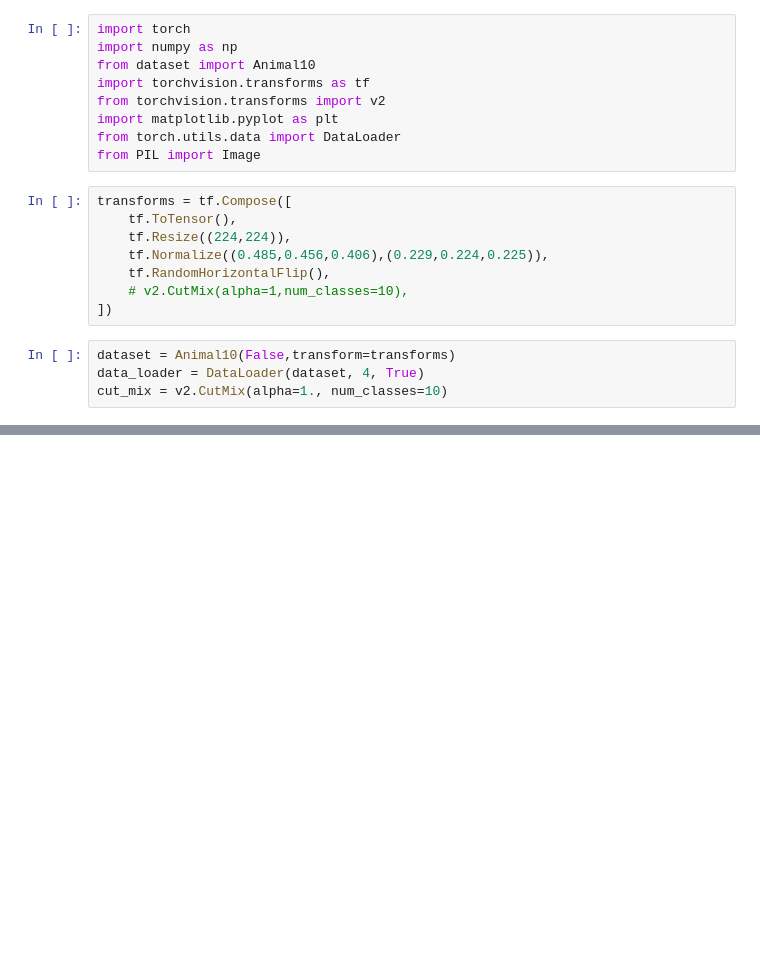
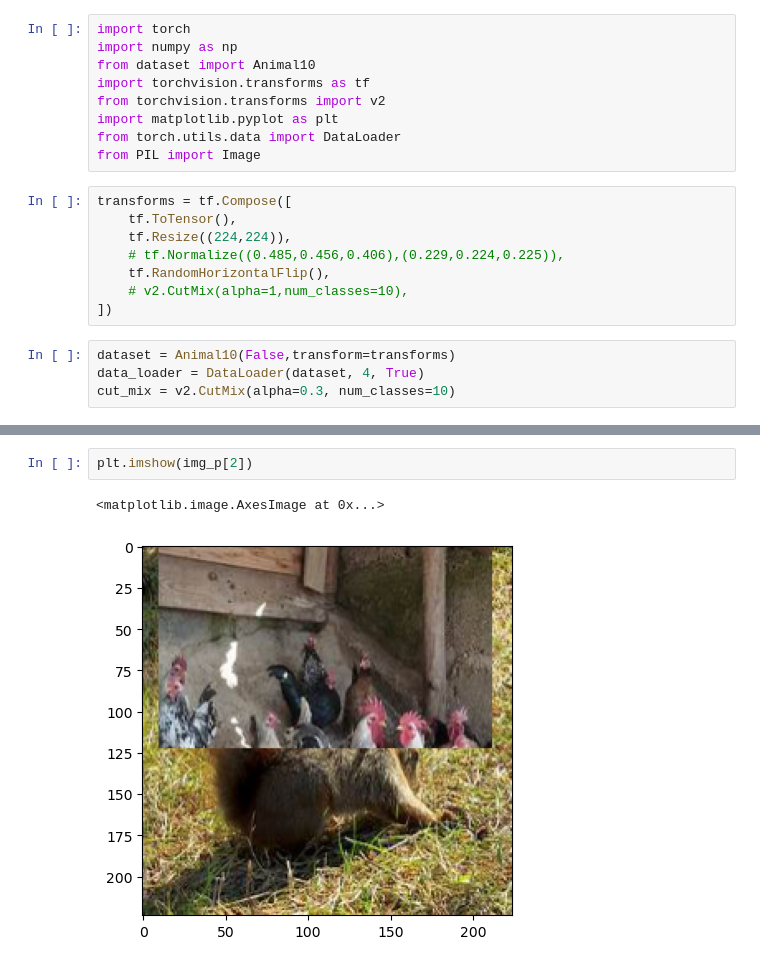
Before and after one commit to zionia4758/grid_cutmix, a Jupyter notebook: visualize.ipynb, the cells around one changed output, grey strips where cells are left out. Drawn from its saved outputs; the diff is of its cells as text; blank space fills up the shorter version.

```diff
--- a/visualize.ipynb
+++ b/visualize.ipynb
@@ -11,14 +11,14 @@ from PIL import Image
 transforms = tf.Compose([
     tf.ToTensor(),
     tf.Resize((224,224)),
-    tf.Normalize((0.485,0.456,0.406),(0.229,0.224,0.225)),
+    # tf.Normalize((0.485,0.456,0.406),(0.229,0.224,0.225)),
     tf.RandomHorizontalFlip(),
     # v2.CutMix(alpha=1,num_classes=10),
 ])
 # %%
 dataset = Animal10(False,transform=transforms)
 data_loader = DataLoader(dataset, 4, True)
-cut_mix = v2.CutMix(alpha=1., num_classes=10)
+cut_mix = v2.CutMix(alpha=0.3, num_classes=10)
 # %%
 img,label = next(iter(data_loader))
 img, label = cut_mix(img,label)
@@ -32,0 +32,5 @@ tensor([0.0000, 0.0000, 0.0000, 0.0000, 0.3805, 0.0000, 0.0000, 0.0000, 0.6195,
+# %%
+plt.imshow(img_p[2])
+# %% [output]
+<matplotlib.image.AxesImage at 0x...>
+[figure, added]
```
Also changed, not shown: parts of 5 cells of this notebook, 2 other files.
